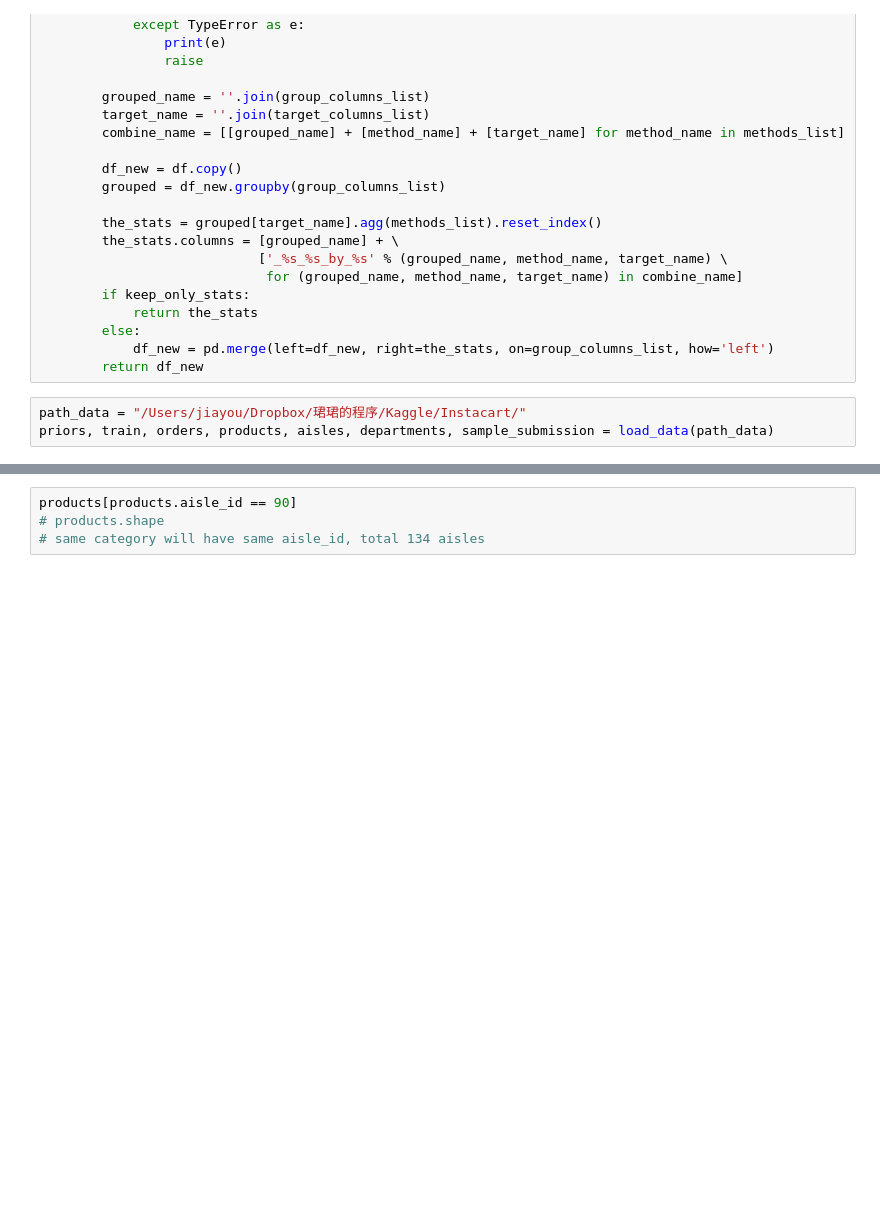
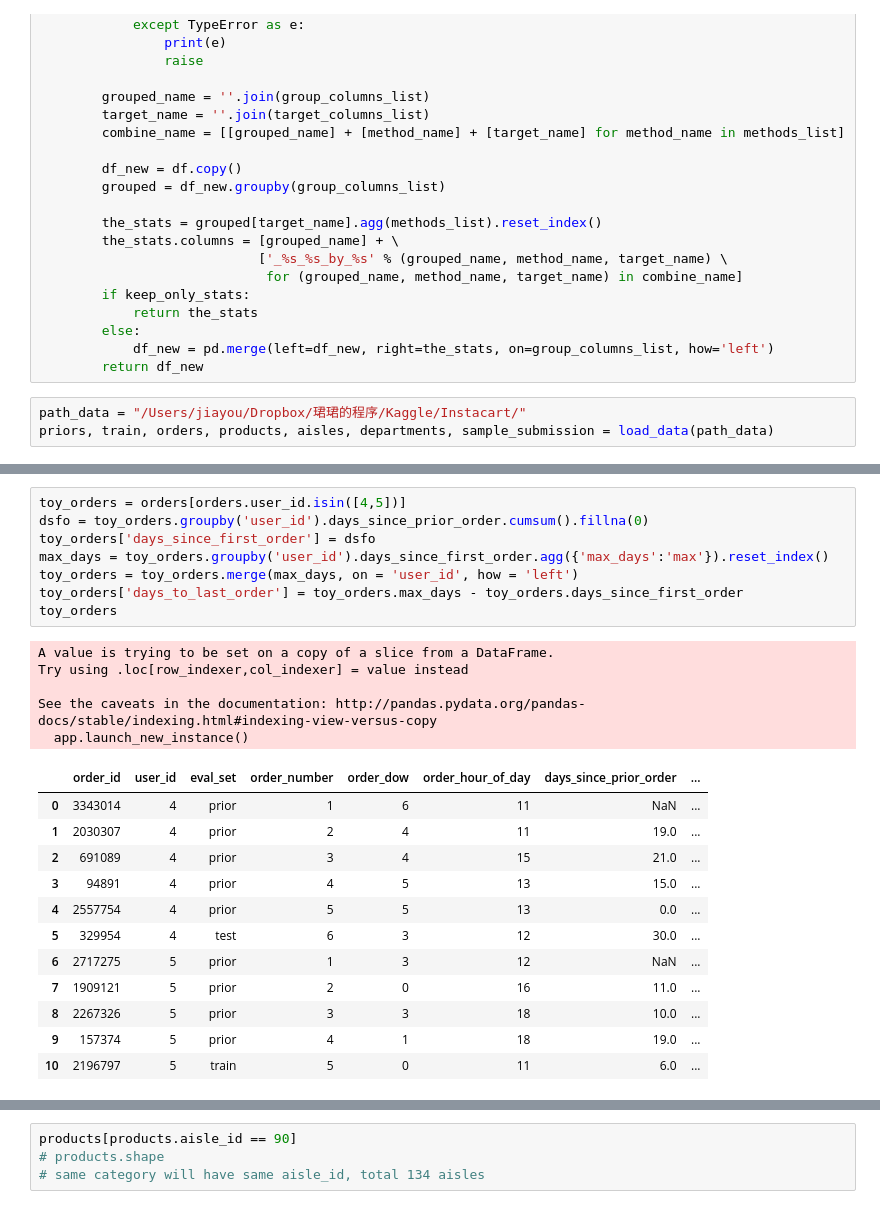
Before and after one commit to kylinorange/kaggle-instacart, a Jupyter notebook: Toy DF.ipynb, the cells around one changed output, grey strips where cells are left out. Cells and saved outputs as stored; diff of their text form; blank space fills up the shorter version.

```diff
--- a/Toy DF.ipynb
+++ b/Toy DF.ipynb
@@ -156,0 +224,26 @@ toy_orders
+# %%
+toy_orders = orders[orders.user_id.isin([4,5])]
+dsfo = toy_orders.groupby('user_id').days_since_prior_order.cumsum().fillna(0)
+toy_orders['days_since_first_order'] = dsfo
+max_days = toy_orders.groupby('user_id').days_since_first_order.agg({'max_days':'max'}).reset_index()
+toy_orders = toy_orders.merge(max_days, on = 'user_id', how = 'left')
+toy_orders['days_to_last_order'] = toy_orders.max_days - toy_orders.days_since_first_order
+toy_orders
+# %% [output]
+A value is trying to be set on a copy of a slice from a DataFrame.
+Try using .loc[row_indexer,col_indexer] = value instead
+
+See the caveats in the documentation: http://pandas.pydata.org/pandas-docs/stable/indexing.html#indexing-view-versus-copy
+  app.launch_new_instance()
+|  | order_id | user_id | eval_set | order_number | order_dow | order_hour_of_day | days_since_prior_order | ... |
+| 0 | 3343014 | 4 | prior | 1 | 6 | 11 | NaN | ... |
+| 1 | 2030307 | 4 | prior | 2 | 4 | 11 | 19.0 | ... |
+| 2 | 691089 | 4 | prior | 3 | 4 | 15 | 21.0 | ... |
+| 3 | 94891 | 4 | prior | 4 | 5 | 13 | 15.0 | ... |
+| 4 | 2557754 | 4 | prior | 5 | 5 | 13 | 0.0 | ... |
+| 5 | 329954 | 4 | test | 6 | 3 | 12 | 30.0 | ... |
+| 6 | 2717275 | 5 | prior | 1 | 3 | 12 | NaN | ... |
+| 7 | 1909121 | 5 | prior | 2 | 0 | 16 | 11.0 | ... |
+| 8 | 2267326 | 5 | prior | 3 | 3 | 18 | 10.0 | ... |
+| 9 | 157374 | 5 | prior | 4 | 1 | 18 | 19.0 | ... |
+| 10 | 2196797 | 5 | train | 5 | 0 | 11 | 6.0 | ... |
```
Also changed, not shown: parts of 10 cells of this notebook, 5 other files.
